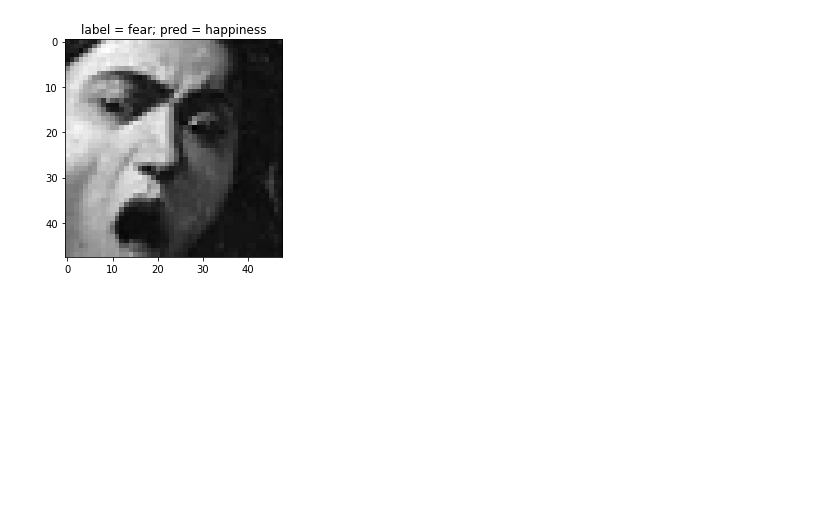
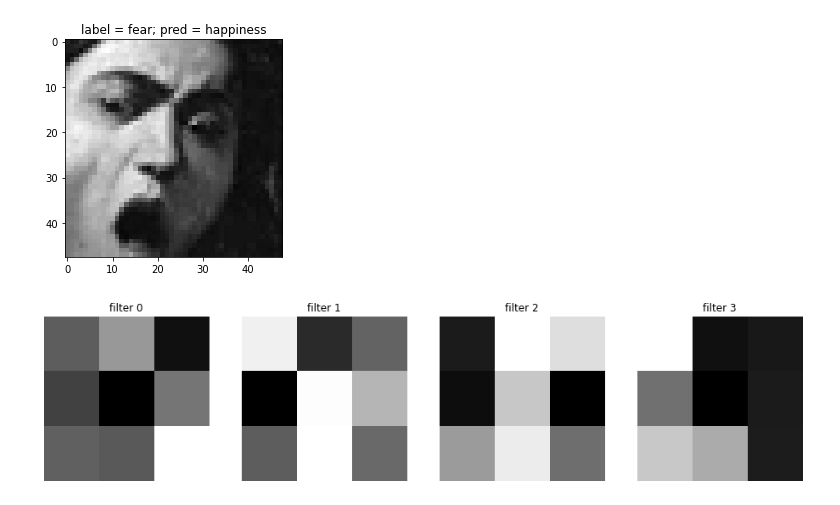
Before and after one commit to lougau92/Facial-recognition-using-cnn, a Jupyter notebook: main.ipynb, the cells around one changed output. Cells and saved outputs as stored; diff of their text form; code cells hidden in the pictures; blank space fills up the shorter version.

```diff
--- a/main.ipynb
+++ b/main.ipynb
@@ -152,2 +217,16 @@ for i in range(5):
+# %%
+# Visualise the learned filters
+# Display the relevant activations for different emotions
+
+filters = model[0].weight.data.numpy()
+
+plt.figure(figsize=(16, 8))
+for i in range(filters.shape[0]):
+    plt.subplot(1, 4, i+1)
+    plt.imshow(filters[i,0,:,:],cmap='gray')
+    plt.axis('off')
+    plt.title("filter "+str(i))
+# %% [output]
+[figure, added]
 # %%
 # TODO test model on real life video, assess its quality
```
Also changed, not shown: parts of 9 cells of this notebook.
